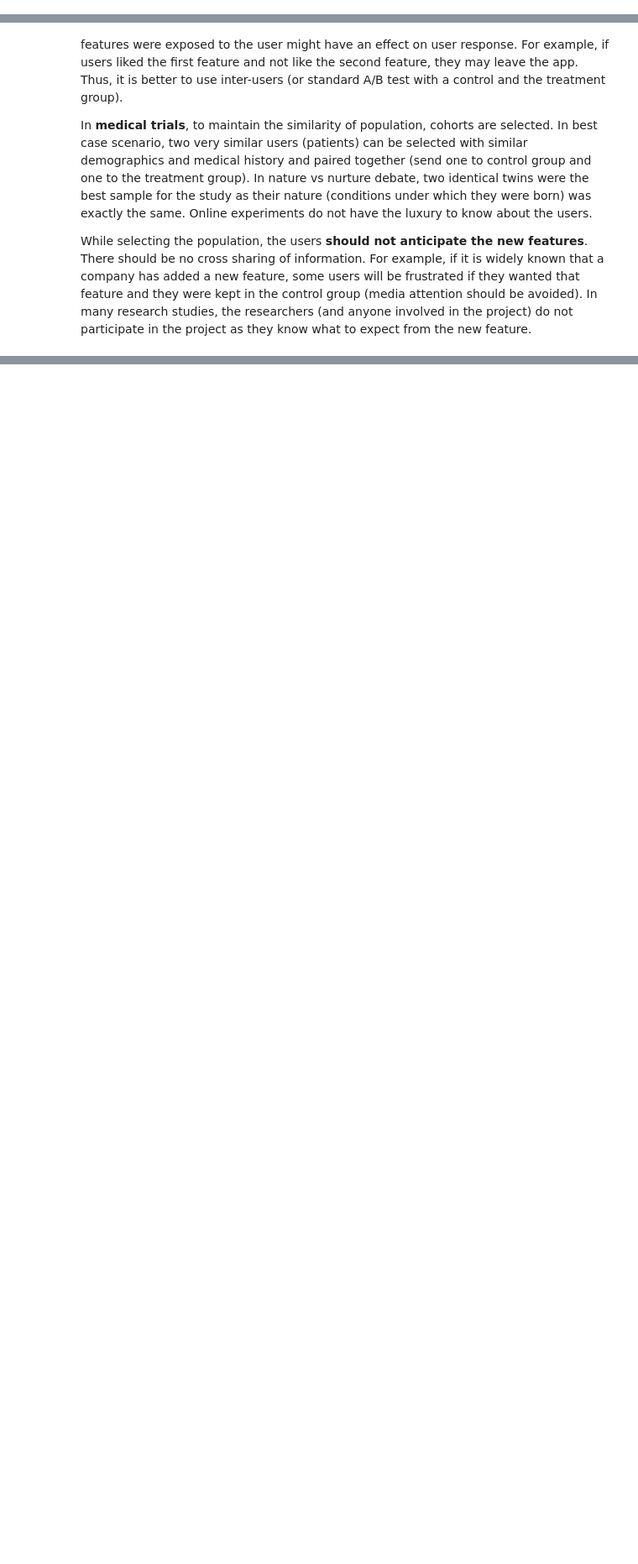
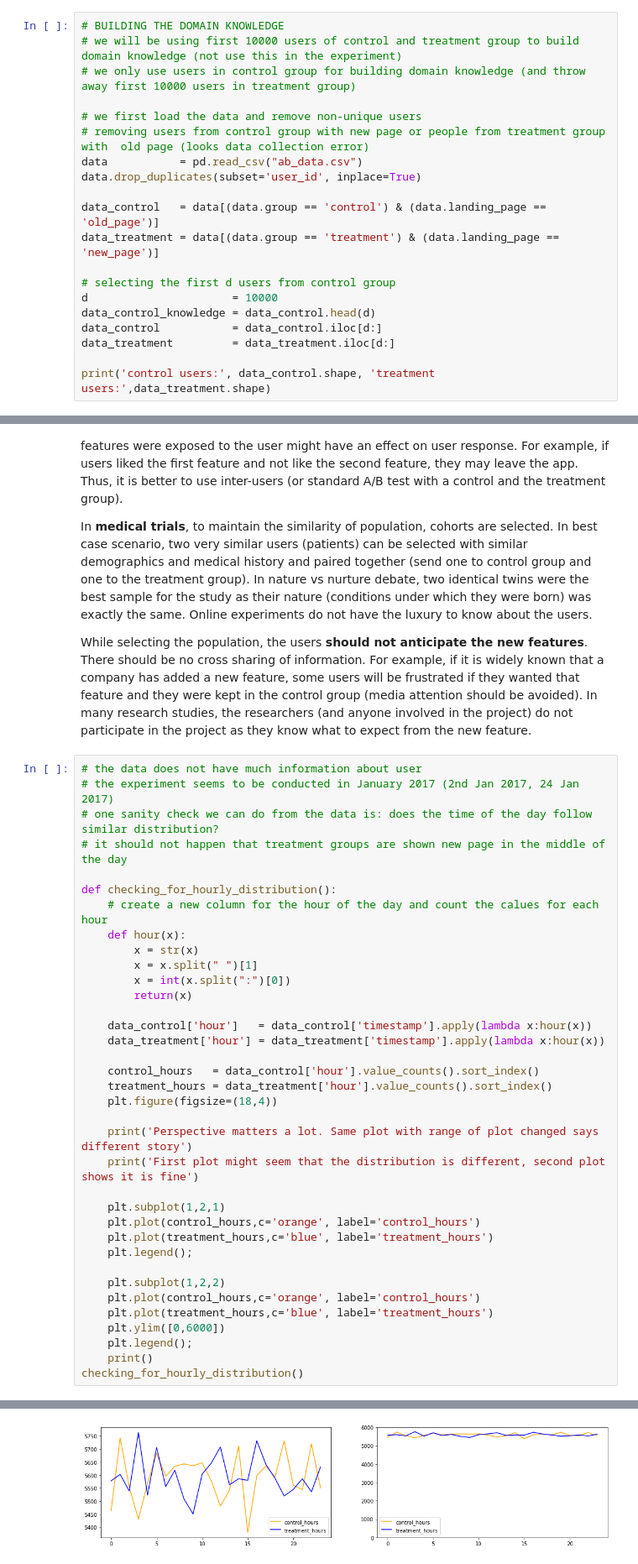
Before and after one commit to ashutoshnayakIE/ABTesting, a Jupyter notebook: ABTesting.ipynb, the cells around one changed output, grey strips where cells are left out. Shown at 84% size. Cells and saved outputs as stored; diff of their text form; blank space fills up the shorter version.

```diff
--- a/ABTesting.ipynb
+++ b/ABTesting.ipynb
@@ -28,3 +38,23 @@ Broadly speaking, A/B testing uses two sets of users. First set, the <b>control
 
 <img src="figures/AB.jpg" width="800">
 <center>Figure 1. An example of A/B testing and split test</center>
+# %%
+# BUILDING THE DOMAIN KNOWLEDGE
+# we will be using first 10000 users of control and treatment group to build domain knowledge (not use this in the experiment)
+# we only use users in control group for building domain knowledge (and throw away first 10000 users in treatment group)
+
+# we first load the data and remove non-unique users
+# removing users from control group with new page or people from treatment group with  old page (looks data collection error)
+data           = pd.read_csv("ab_data.csv")
+data.drop_duplicates(subset='user_id', inplace=True)
+
+data_control   = data[(data.group == 'control') & (data.landing_page == 'old_page')]
+data_treatment = data[(data.group == 'treatment') & (data.landing_page == 'new_page')]
+
+# selecting the first d users from control group
+d                      = 10000
+data_control_knowledge = data_control.head(d)
+data_control           = data_control.iloc[d:]
+data_treatment         = data_treatment.iloc[d:]
+
+print('control users:', data_control.shape, 'treatment users:',data_treatment.shape)
@@ -142,3 +183,40 @@ There are some techniques called <b>intra-users</b>. In these techniques, the sa
 In <b>medical trials</b>, to maintain the similarity of population, cohorts are selected. In best case scenario, two very similar users (patients) can be selected with similar demographics and medical history and paired together (send one to control group and one to the treatment group). In nature vs nurture debate, two identical twins were the best sample for the study as their nature (conditions under which they were born) was exactly the same. Online experiments do not have the luxury to know about the users.
 
 While selecting the population, the users <b>should not anticipate the new features</b>. There should be no cross sharing of information. For example, if it is widely known that a company has added a new feature, some users will be frustrated if they wanted that feature and they were kept in the control group (media attention should be avoided). In many research studies, the researchers (and anyone involved in the project) do not participate in the project as they know what to expect from the new feature.
+# %%
+# the data does not have much information about user
+# the experiment seems to be conducted in January 2017 (2nd Jan 2017, 24 Jan 2017)
+# one sanity check we can do from the data is: does the time of the day follow similar distribution?
+# it should not happen that treatment groups are shown new page in the middle of the day
+
+def checking_for_hourly_distribution():
+    # create a new column for the hour of the day and count the calues for each hour
+    def hour(x):
+        x = str(x)
+        x = x.split(" ")[1]
+        x = int(x.split(":")[0])
+        return(x)
+
+    data_control['hour']   = data_control['timestamp'].apply(lambda x:hour(x))
+    data_treatment['hour'] = data_treatment['timestamp'].apply(lambda x:hour(x))
+
+    control_hours   = data_control['hour'].value_counts().sort_index()
+    treatment_hours = data_treatment['hour'].value_counts().sort_index()
+    plt.figure(figsize=(18,4))
+
+    print('Perspective matters a lot. Same plot with range of plot changed says different story')
+    print('First plot might seem that the distribution is different, second plot shows it is fine')
+
+    plt.subplot(1,2,1)
+    plt.plot(control_hours,c='orange', label='control_hours')
+    plt.plot(treatment_hours,c='blue', label='treatment_hours')
+    plt.legend();
+
+    plt.subplot(1,2,2)
+    plt.plot(control_hours,c='orange', label='control_hours')
+    plt.plot(treatment_hours,c='blue', label='treatment_hours')
+    plt.ylim([0,6000])
+    plt.legend();
+    print()
+checking_for_hourly_distribution()
+# %% [output]
@@ -144,0 +225 @@ While selecting the population, the users <b>should not anticipate the new featu
+[figure, added]
```
Also changed, not shown: parts of 16 cells of this notebook, 2 other files.
